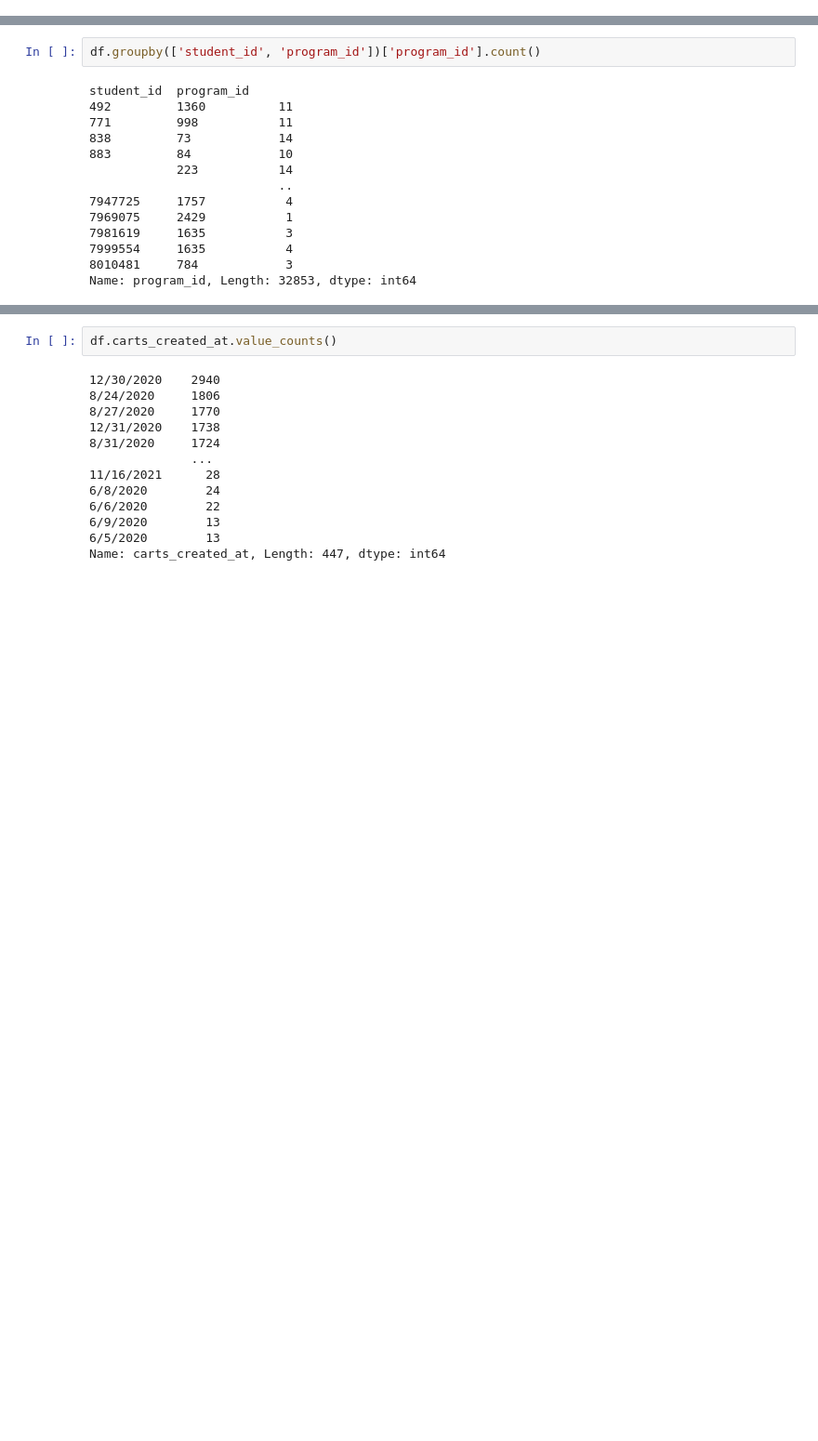
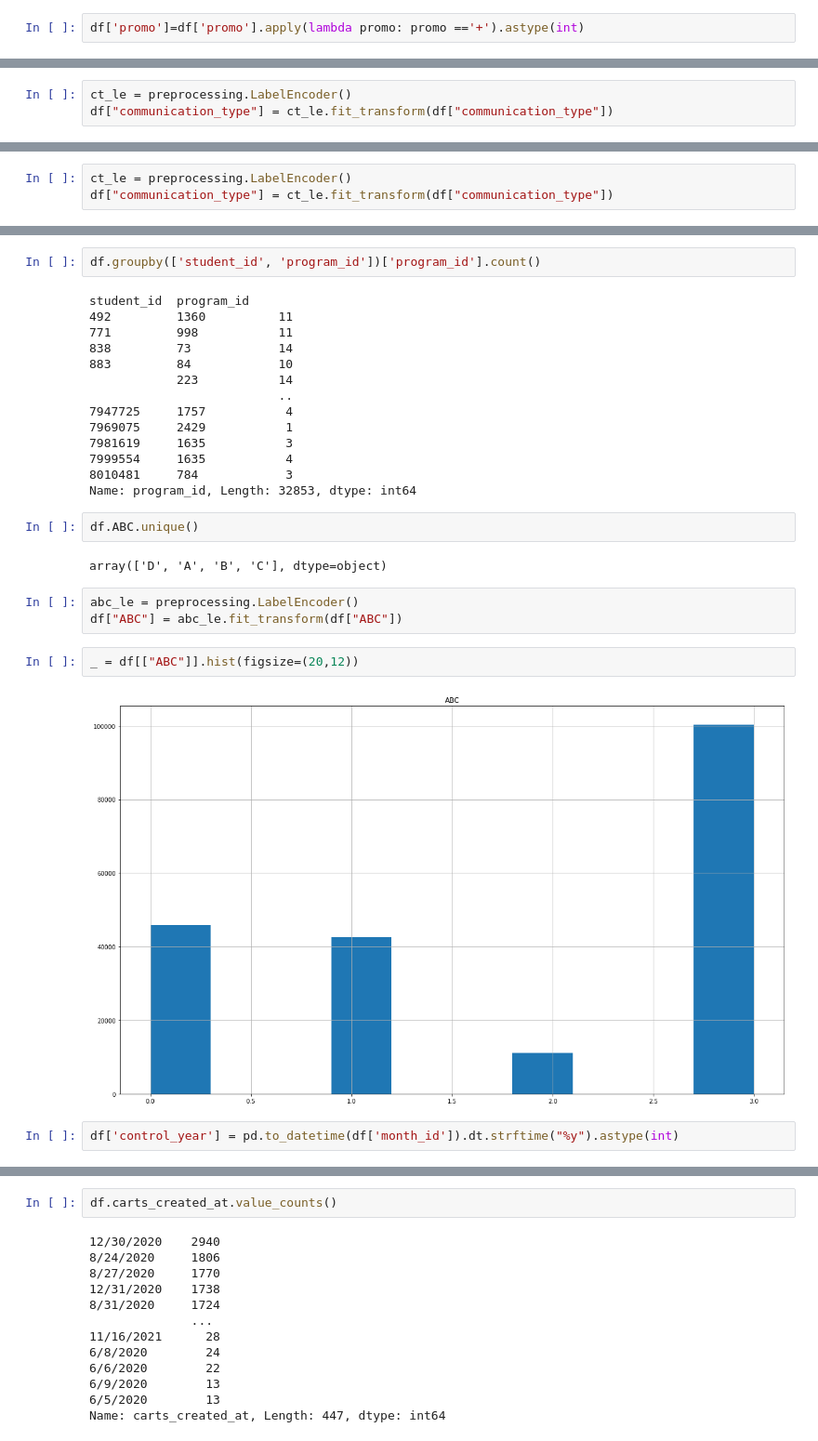
Before and after one commit to endovitskayaV/netology, a Jupyter notebook: explore.ipynb, the cells around one changed output, grey strips where cells are left out. Shown: that part at 93% size. Cells and saved outputs as stored; diff of their text form; blank space fills up the shorter version.

```diff
--- a/Нетология_baseline.ipynb
+++ b/explore.ipynb
@@ -26,0 +83,2 @@ df.head(3)
+# %%
+df['promo']=df['promo'].apply(lambda promo: promo =='+').astype(int)
@@ -26,0 +98,3 @@ df.head(3)
+# %%
+ct_le = preprocessing.LabelEncoder()
+df["communication_type"] = ct_le.fit_transform(df["communication_type"])
@@ -26,0 +105,3 @@ df.head(3)
+# %%
+ct_le = preprocessing.LabelEncoder()
+df["communication_type"] = ct_le.fit_transform(df["communication_type"])
@@ -52,3 +151,16 @@ student_id  program_id
 7999554     1635           4
 8010481     784            3
 Name: program_id, Length: 32853, dtype: int64
+# %%
+df.ABC.unique()
+# %% [output]
+array(['D', 'A', 'B', 'C'], dtype=object)
+# %%
+abc_le = preprocessing.LabelEncoder()
+df["ABC"] = abc_le.fit_transform(df["ABC"])
+# %%
+_ = df[["ABC"]].hist(figsize=(20,12))
+# %% [output]
+[figure, added]
+# %%
+df['control_year'] = pd.to_datetime(df['month_id']).dt.strftime("%y").astype(int)
```
Also changed, not shown: parts of 38 cells of this notebook, 8 other files.
